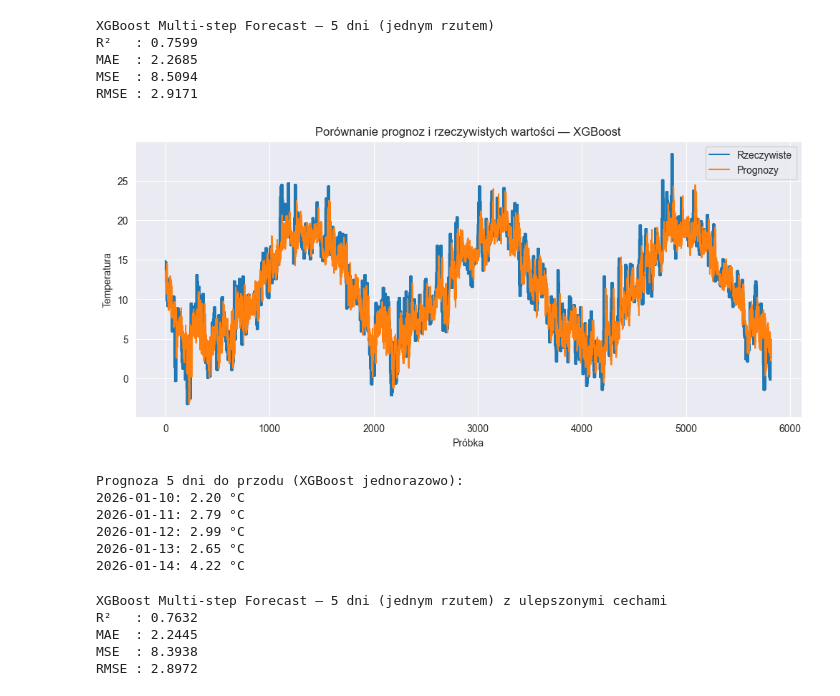
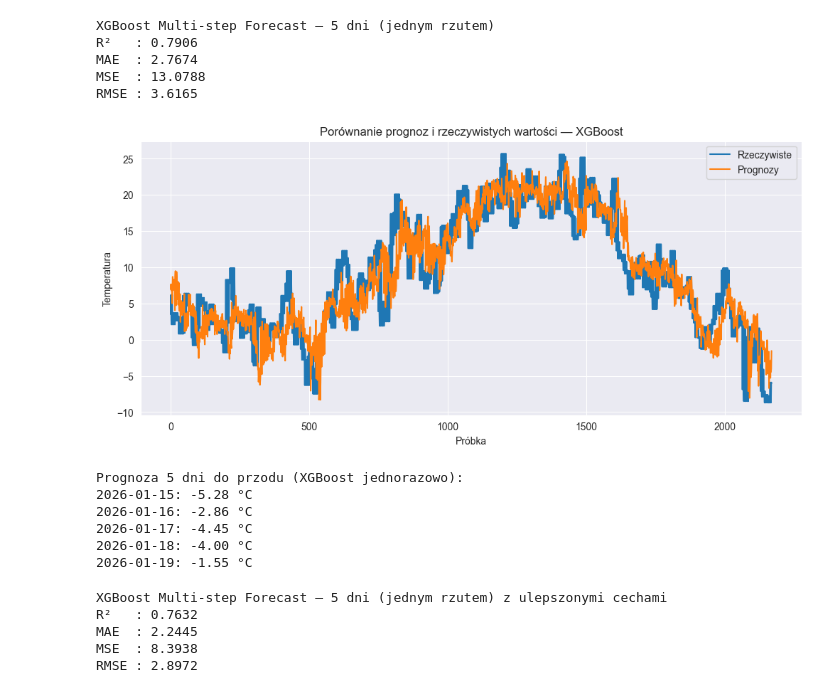
Before and after one commit to GdulskiJ/suml, a Jupyter notebook: models_notebooks/others.ipynb, the cells around one changed output. Drawn from its saved outputs; the diff is of its cells as text; code cells hidden in the pictures.

```diff
--- a/models_notebooks/others.ipynb
+++ b/models_notebooks/others.ipynb
@@ -172,9 +13,9 @@ from tensorflow.keras.callbacks import EarlyStopping
 # 1. Wczytanie danych
 # =========================
 os.chdir(r"C:\Users\gduls\PycharmProjects\suml")
-df = pd.read_csv("european_capitals_history_clean.csv", parse_dates=["date"])
-df_city = df[df['city'] == 'Warszawa'][['date', 'tavg']]
-df_city.sort_values("date", inplace=True)
+df = pd.read_csv("european_capitals_history_clean2.csv", parse_dates=["time"])
+df_city = df[df['city'] == 'Warszawa'][['time', 'temp']]
+df_city.sort_values("time", inplace=True)
 
 # =========================
 # 2. Tworzenie sekwencji multi-step
@@ -185,8 +26,8 @@ FORECAST = 5
 def create_sequences(df, window=WINDOW, forecast_horizon=FORECAST):
     X, y = [], []
     for i in range(len(df) - window - forecast_horizon + 1):
-        X.append(df.iloc[i:i+window]['tavg'].values)
-        y.append(df.iloc[i+window:i+window+forecast_horizon]['tavg'].values)
+        X.append(df.iloc[i:i+window]['temp'].values)
+        y.append(df.iloc[i+window:i+window+forecast_horizon]['temp'].values)
     return np.array(X), np.array(y)
 
 X, y = create_sequences(df_city)
@@ -319,9 +160,9 @@ import matplotlib.pyplot as plt
 # 1. Wczytanie danych
 # =========================
 os.chdir(r"C:\Users\gduls\PycharmProjects\suml")
-df = pd.read_csv("european_capitals_history_clean.csv", parse_dates=["date"])
+df = pd.read_csv("european_capitals_history_clean2.csv", parse_dates=["time"])
 df_city = df[df['city'] == 'Warszawa'].copy()
-df_city.sort_values("date", inplace=True)
+df_city.sort_values("time", inplace=True)
 df_city.reset_index(drop=True, inplace=True)
 
 # =========================
@@ -336,16 +177,16 @@ FORECAST = 5
 def create_features(df, window=WINDOW):
     X, y = [], []
     for i in range(window, len(df) - FORECAST + 1):
-        hist = df['tavg'].iloc[i-window:i].values.tolist()
-        dayofyear = df['date'].iloc[i].dayofyear
-        month = df['date'].iloc[i].month
-        last7 = df['tavg'].iloc[i-7:i].values
+        hist = df['temp'].iloc[i-window:i].values.tolist()
+        dayofyear = df['time'].iloc[i].dayofyear
+        month = df['time'].iloc[i].month
+        last7 = df['temp'].iloc[i-7:i].values
         avg7 = np.mean(last7)
         min7 = np.min(last7)
         max7 = np.max(last7)
         features = hist + [dayofyear, month, avg7, min7, max7]
         X.append(features)
-        y.append(df['tavg'].iloc[i:i+FORECAST].values)
+        y.append(df['temp'].iloc[i:i+FORECAST].values)
     return np.array(X), np.array(y)
 
 X, y = create_features(df_city)
@@ -402,45 +243,45 @@ print(f"MAE  : {mae:.4f}")
 print(f"MSE  : {mse:.4f}")
 print(f"RMSE : {rmse:.4f}")
 
 # =========================
 # 9. Wykres rzeczywiste vs prognozy
 # =========================
 plt.figure(figsize=(12,5))
 plt.plot(y_test_rescaled.flatten(), label='Rzeczywiste')
 plt.plot(y_pred_rescaled.flatten(), label='Prognozy')
 plt.title("Porównanie prognoz i rzeczywistych wartości — XGBoost")
 plt.xlabel("Próbka")
 plt.ylabel("Temperatura")
 plt.legend()
 plt.show()
 
 # =========================
 # 10. Prognoza 5 dni do przodu od ostatniego dnia w danych
 # =========================
 last_window = X_scaled[-1].reshape(1,-1)
 future_scaled = model.predict(last_window)
 future_pred = scaler_y.inverse_transform(future_scaled)
 
 # =========================
 # 11. Wypisanie prognoz
 # =========================
 print("Prognoza 5 dni do przodu (XGBoost jednorazowo):")
 for i, pred in enumerate(future_pred.flatten(), 1):
-    pred_date = df_city['date'].iloc[-1] + pd.Timedelta(days=i)
+    pred_date = df_city['time'].iloc[-1] + pd.Timedelta(days=i)
     print(f"{pred_date.date()}: {pred:.2f} °C")
 # %% [output]
 XGBoost Multi-step Forecast — 5 dni (jednym rzutem)
-R²   : 0.7599
-MAE  : 2.2685
-MSE  : 8.5094
-RMSE : 2.9171
+R²   : 0.7906
+MAE  : 2.7674
+MSE  : 13.0788
+RMSE : 3.6165
-[figure, old version]
+[figure, new version]
 Prognoza 5 dni do przodu (XGBoost jednorazowo):
-2026-01-10: 2.20 °C
-2026-01-11: 2.79 °C
-2026-01-12: 2.99 °C
-2026-01-13: 2.65 °C
-2026-01-14: 4.22 °C
+2026-01-15: -5.28 °C
+2026-01-16: -2.86 °C
+2026-01-17: -4.45 °C
+2026-01-18: -4.00 °C
+2026-01-19: -1.55 °C
 # %%
 import os
 import pandas as pd
```
Also changed, not shown: parts of 4 cells of this notebook, 4 other files.
